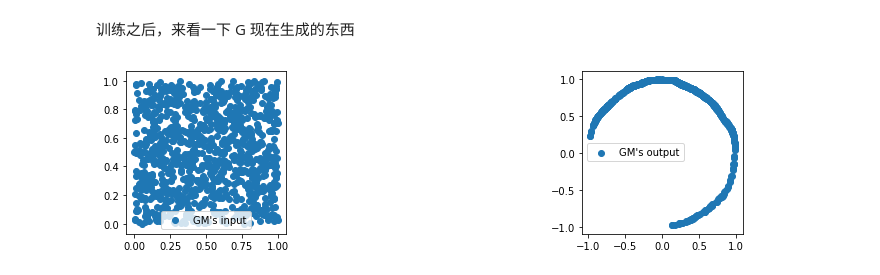
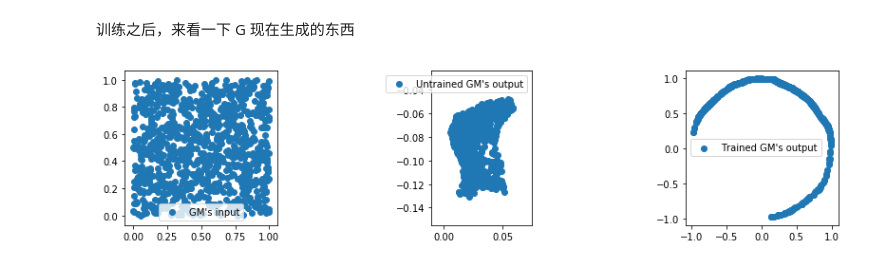
Before and after one commit to demon386/notebooks, a Jupyter notebook: learn-gan.ipynb, the cells around one changed output. Drawn from its saved outputs; the diff is of its cells as text; code cells hidden in the pictures.

Commit message:
add untrained GM's output

```diff
--- a/learn-gan.ipynb
+++ b/learn-gan.ipynb
@@ -226,15 +226,20 @@ axes[1].legend();
 # %%
 g_input = Variable(torch.rand(data_num, 2), volatile=True)
 g_fake = gm(g_input)
+# %%
+gm_init = Generator(2, 2)
+g_fake_init = gm_init(g_input)
 # %%
 g_input_data = g_input.data.numpy()
 g_fake_data = g_fake.data.numpy()
+g_fake_init_data = g_fake_init.data.numpy()
 # %%
-fig, axes = plt.subplots(nrows=1, ncols=2, figsize=(15, 3))
+fig, axes = plt.subplots(nrows=1, ncols=3, figsize=(15, 3))
 axes[0].scatter(g_input_data[:, 0], g_input_data[:, 1], label="GM's input")
-axes[1].scatter(g_fake_data[:, 0], g_fake_data[:, 1], label="GM's output")
+axes[1].scatter(g_fake_init_data[:, 0], g_fake_init_data[:, 1], label="Untrained GM's output")
+axes[2].scatter(g_fake_data[:, 0], g_fake_data[:, 1], label="Trained GM's output")
 for ax in axes:
     ax.set_aspect('equal')
     ax.legend()
 # %% [output]
-[figure, old version]
+[figure, new version]
```
